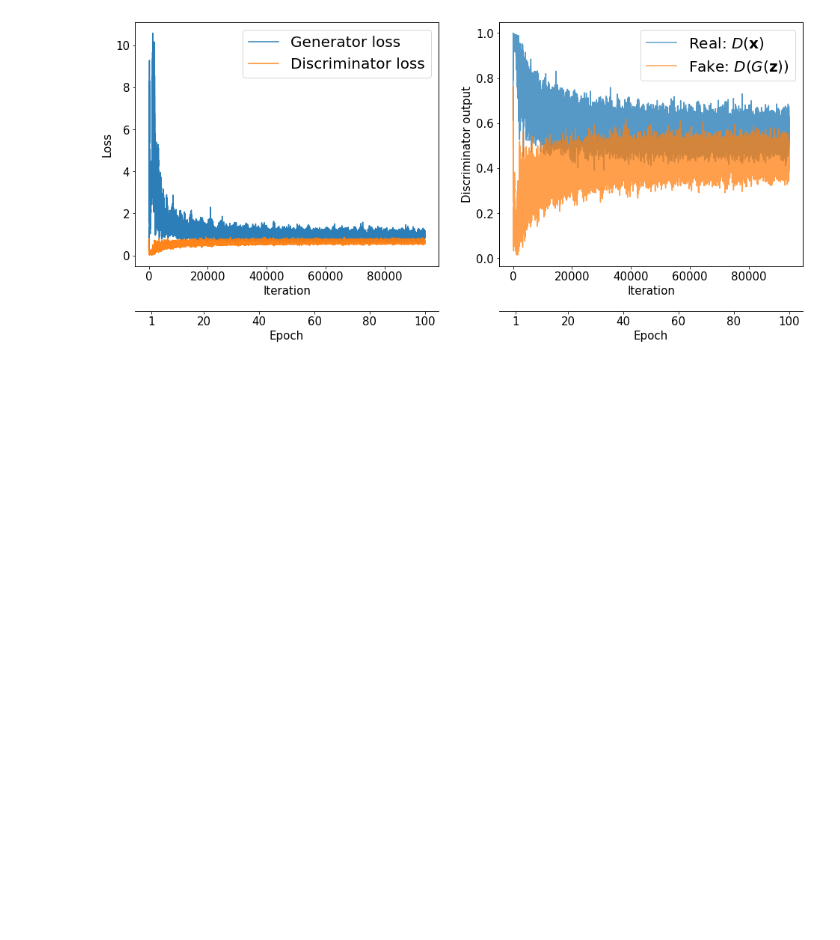
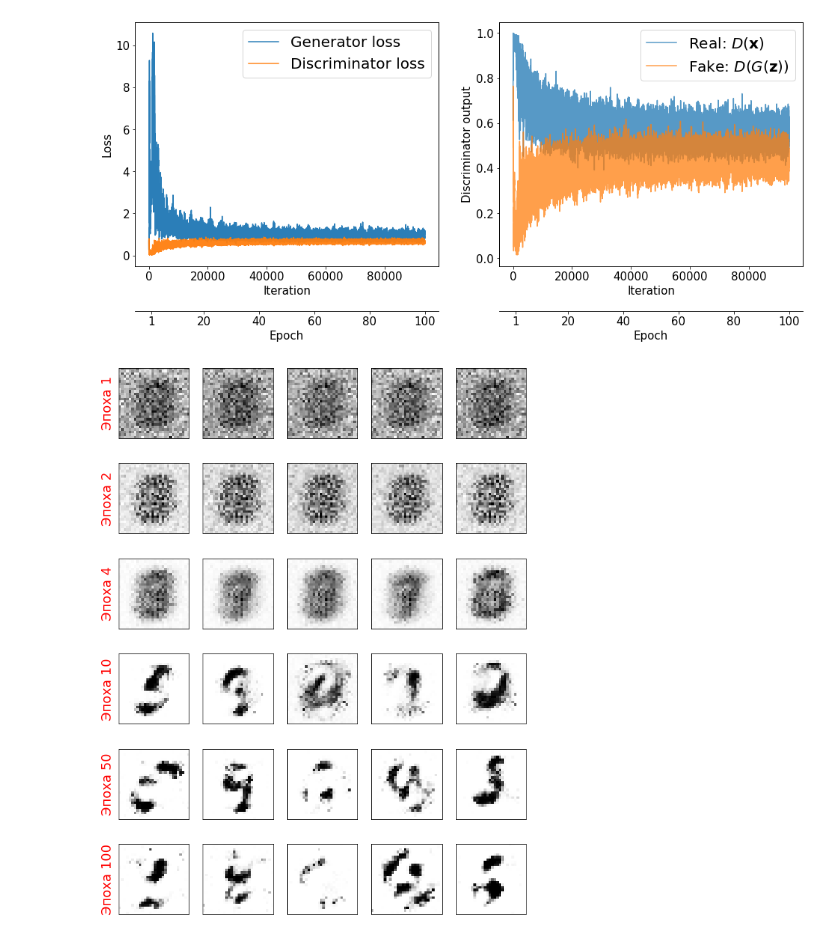
Before and after one commit to 1JigSaW/Book_Python_Machine_Learning, a Jupyter notebook: GENERATING COMPETITIVE NETWORKS FOR SYNTHESIS OF NEW DATA.ipynb, the cells around one changed output. Cells and saved outputs as stored; diff of their text form; code cells hidden in the pictures; blank space fills up the shorter version.

```diff
--- a/GENERATING COMPETITIVE NETWORKS FOR SYNTHESIS OF NEW DATA.ipynb
+++ b/GENERATING COMPETITIVE NETWORKS FOR SYNTHESIS OF NEW DATA.ipynb
@@ -380,19 +380,21 @@ plt.show()
 # %%
 selected_epochs = [1, 2, 4, 10, 50, 100]
 fig = plt.figure(figsize=(10, 14))
 for i,e in enumerate(selected_epochs):
     for j in range(5):
         ax = fig.add_subplot(6, 5, i*5+j+1)
         ax.set_xticks([])
         ax.set_yticks([])
         if j == 0:
             ax.text(
-                -0.06, 0.5, 'Эп {}'.format(e),
+                -0.06, 0.5, 'Эпоха {}'.format(e),
                 rotation=90, size=18, color='red',
                 horizontalalignment='right',
                 verticalalignment='center',
                 transform=ax.transAxes)
 
         image = epoch_samples[e-1][j]
         ax.imshow(image, cmap='gray_r')
 plt.show()
+# %% [output]
+[figure, added]
```
Also changed, not shown: parts of 7 cells of this notebook.
